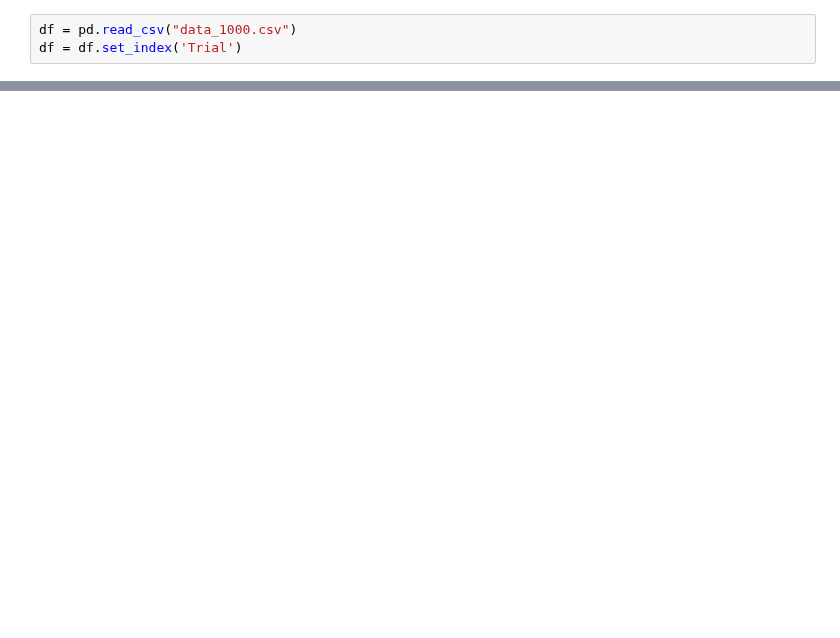
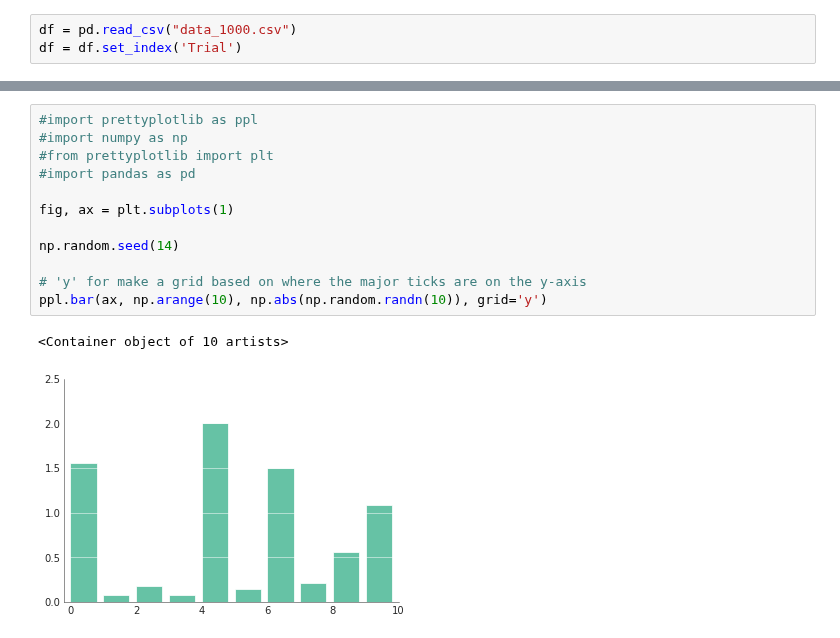
Before and after one commit to ruffsl/CS6601P1, a Jupyter notebook: Code/Python/Scrap_Work.ipynb, the cells around one changed output, grey strips where cells are left out. Drawn from its saved outputs; the diff is of its cells as text; blank space fills up the shorter version.

```diff
--- a/Code/Python/Scrap_Work.ipynb
+++ b/Code/Python/Scrap_Work.ipynb
@@ -585,0 +585,15 @@ array([[<matplotlib.axes.AxesSubplot object at 0x...>,
+# %%
+#import prettyplotlib as ppl
+#import numpy as np
+#from prettyplotlib import plt
+#import pandas as pd
+
+fig, ax = plt.subplots(1)
+
+np.random.seed(14)
+
+# 'y' for make a grid based on where the major ticks are on the y-axis
+ppl.bar(ax, np.arange(10), np.abs(np.random.randn(10)), grid='y')
+# %% [output]
+<Container object of 10 artists>
+[figure, added]
```
Also changed, not shown: parts of 7 cells of this notebook, 4 other files.
